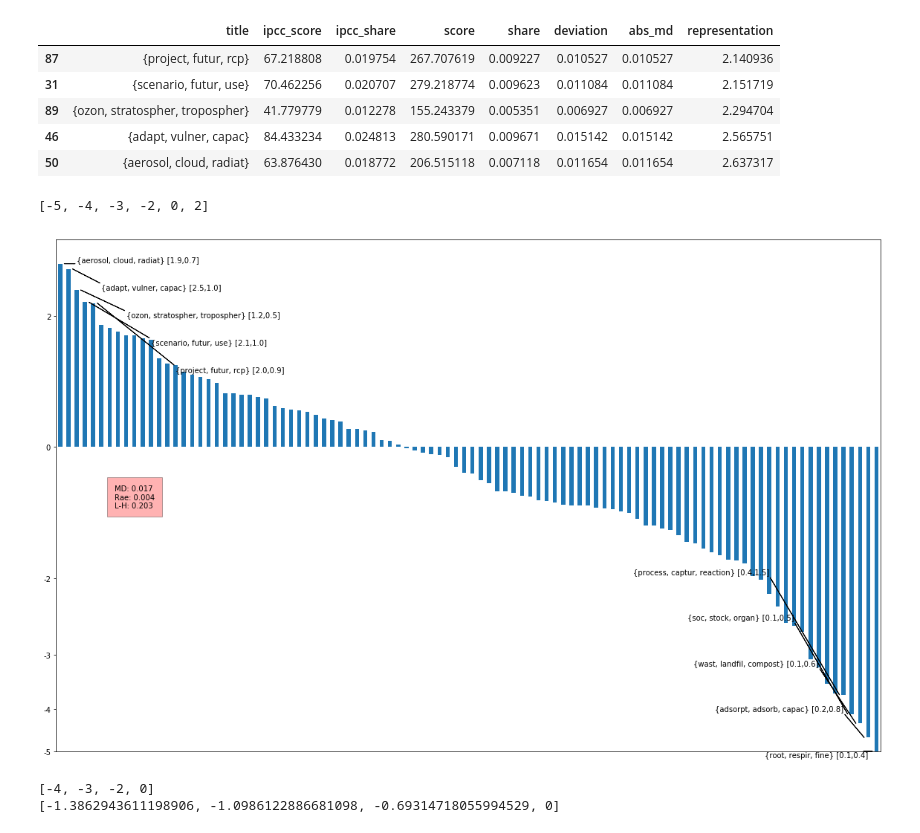
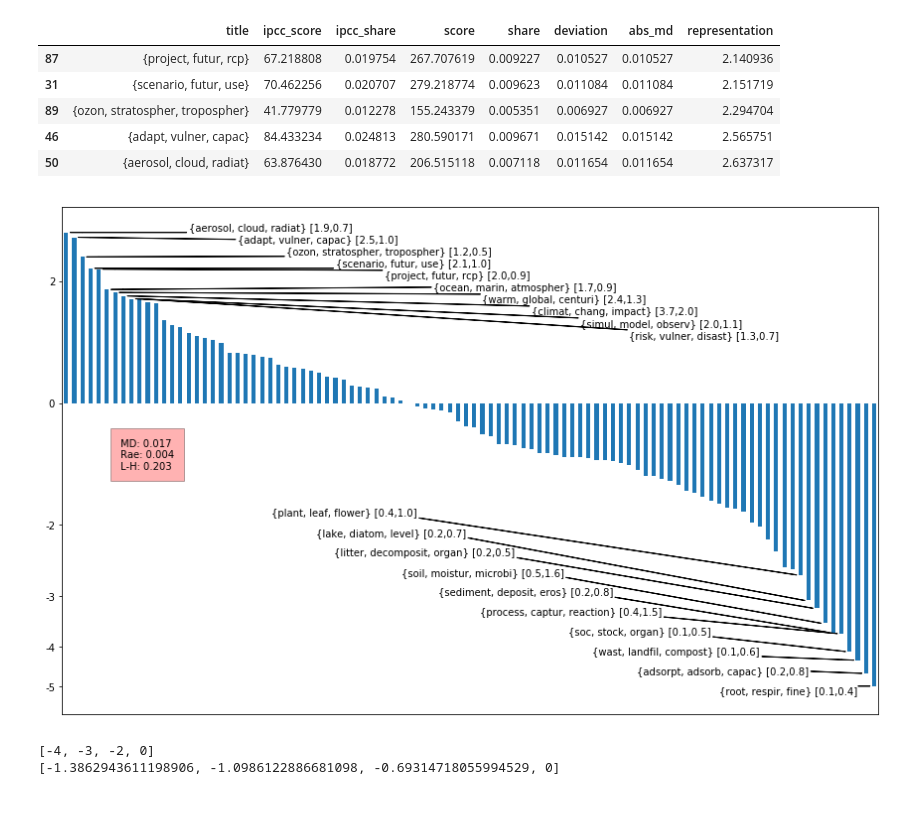
Before and after one commit to mcallaghan/cc-topography, a Jupyter notebook: code/proportionality.ipynb, the cells around one changed output. Saved outputs shown, nothing was run; the diff lists cells and outputs as text; code cells hidden in the pictures; blank space fills up the shorter version.

Commit message:
prop graph

```diff
--- a/code/proportionality.ipynb
+++ b/code/proportionality.ipynb
@@ -99,9 +99,9 @@ df.sort_values('representation').tail()
 from matplotlib import ticker
 
 
-plt.rcParams["figure.figsize"] = [16,10]
+plt.rcParams["figure.figsize"] = [12,7.5]
 
-def plot_representation(df, ax, fmin=None, fmax=None):
+def plot_representation(df, ax, nts=5, xspace=3,yspace = 0.15, fmin=None, fmax=None):
 
     md = df['deviation'].max()
     rae = df['abs_md'].mean()
@@ -124,14 +124,14 @@ def plot_representation(df, ax, fmin=None, fmax=None):
     if fmin:
         rmin = -fmin
 
-    for index, row in pdf.head(5).iterrows():
+    for index, row in pdf.head(nts).iterrows():
         i+=1
         s = round(row['ipcc_share']*100,1)
         v = round(row['share']*100,1)
         ax.annotate(
             s="{} [{},{}]".format(row['title'],s,v),
             xy=(-0.5+i,row['lrep']),
-            xytext=(-1+i*3,rmax-rmax*0.15*(i-1)),
+            xytext=((xspace-3*-1+i*xspace,rmax-rmax*yspace*(i-1)),
             arrowprops=dict(
                 facecolor='black',
                 #shrink=0.05,
@@ -143,14 +143,14 @@ def plot_representation(df, ax, fmin=None, fmax=None):
         )
 
     i = 0
-    for index, row in pdf.sort_values('representation').head(5).iterrows():
+    for index, row in pdf.sort_values('representation').head(nts).iterrows():
         i+=1
         s = round(row['ipcc_share']*100,1)
         v = round(row['share']*100,1)
         ax.annotate(
             s="{} [{},{}]".format(row['title'],s,v),
             xy=(len(pdf)-0.5-i,row['lrep']),
-            xytext=(len(pdf)+1-i*3,rmin-rmin*0.15*(i-1)),
+            xytext=(len(pdf)+xspace-3-i*xspace,rmin-rmin*yspace*(i-1)),
             arrowprops=dict(
                 facecolor='black',
                 #shrink=0.05,
@@ -185,37 +185,37 @@ def plot_representation(df, ax, fmin=None, fmax=None):
             y = np.log(x)
         yticks.append(y)
 
     ax.set_yticks(yticks)
     ax.set_yticklabels(ytick_labels)
 
     #ax.yaxis.set_major_formatter(ticker.FormatStrFormatter("%.1f"))
 
     rmax = pdf['lrep'].max()
     rmin = pdf['lrep'].min()
 
     ax.text(
         len(pdf)*0.066,-0.2,
         "MD: {:.3f}\nRae: {:.3f}\nL-H: {:.3f}".format(md,rae,lh),
         va="top",
         ha="left",
         bbox={'facecolor':'red', 'alpha':0.3,'pad':10}
    )
 
     #ax.text(1,-1*0.2,"MD: {:.3f}".format(md))
     #ax.text(1,-1*0.4,"Rae: {:.3f}".format(rae))
     #ax.text(1,-1*0.6,"L-H: {:.3f}".format(lh))
 
     ax.get_xaxis().set_visible(False)#.set_ticks([])
 
-    #ax.set_ylim((rmin+rmin*0.1,rmax+rmax*0.15))
+    ax.set_ylim((rmin+rmin*0.1,rmax+rmax*0.15))
 
 fig, ax = plt.subplots()
-plot_representation(df,ax)
+plot_representation(df,ax,nts=10,xspace=6,yspace=0.07)
 plt.tight_layout()
+plt.savefig('../plots/ipcc_representation/ipcc_rep_{}_all.png'.format(run_id),bbox_inches='tight')
 plt.show()
 # %% [output]
-[-5, -4, -3, -2, 0, 2]
-[figure, old version]
+[figure, new version]
 # %%
 rmin = -1.5
 rmax = 1
```
Also changed, not shown: 2 other files.
